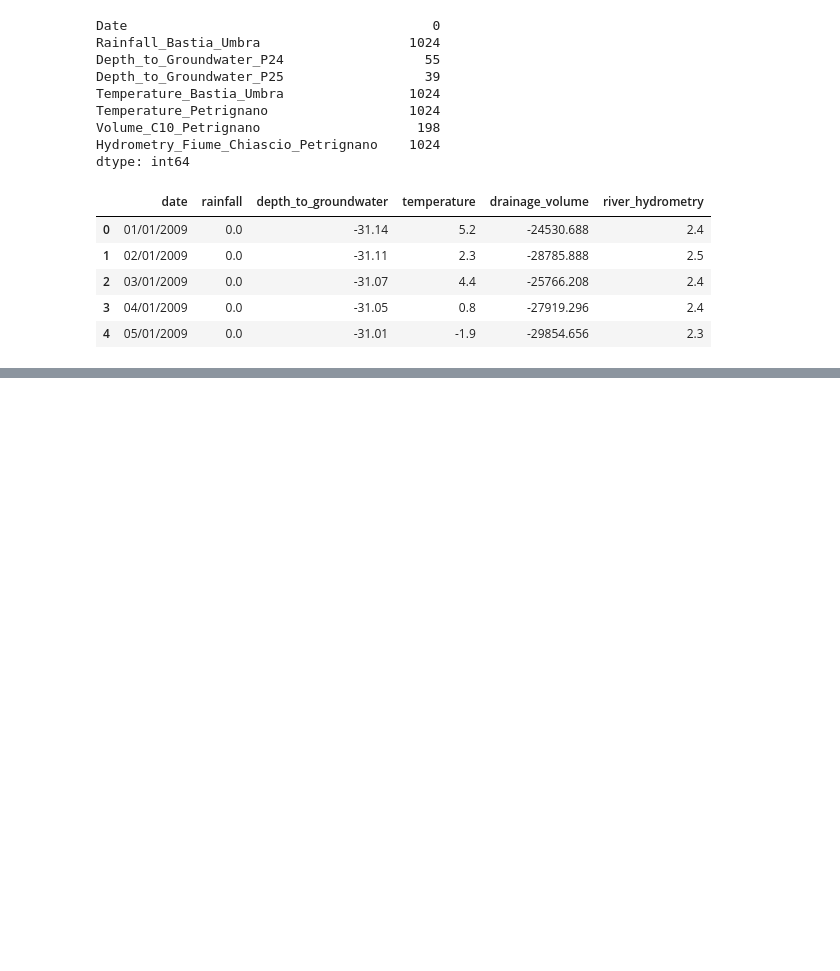
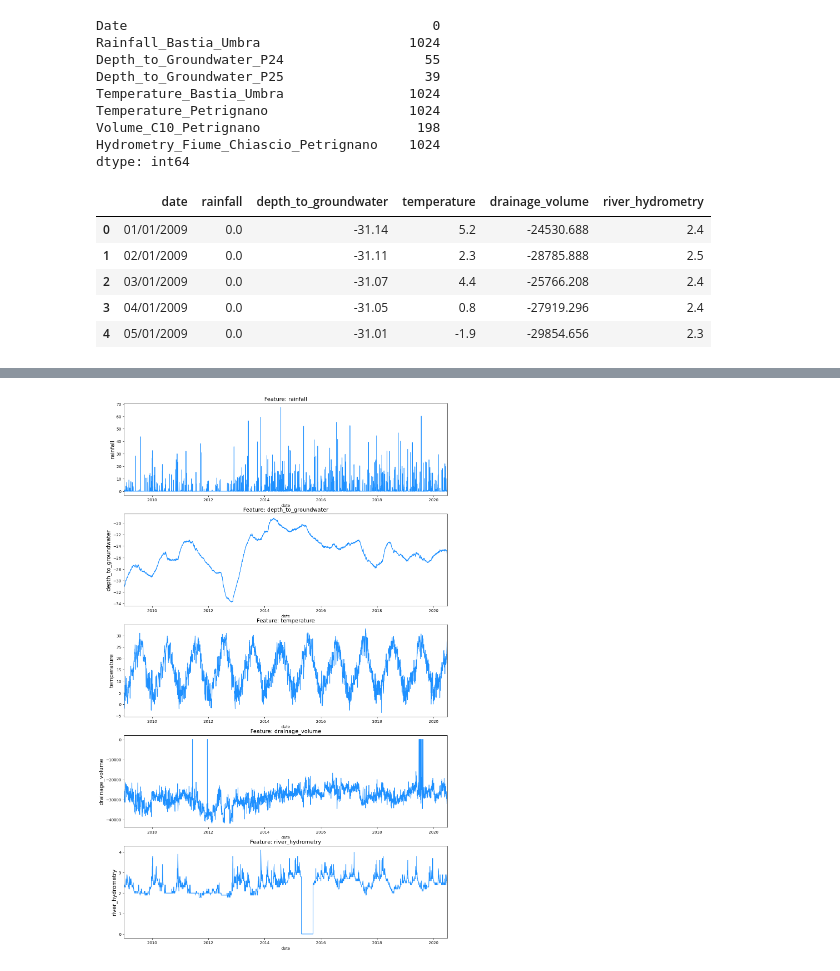
Before and after one commit to Nehlr1/Time-Series-Analysis-Using-ARIMA-and-Prophet, a Jupyter notebook: TimeSeries_Analysis.ipynb, the cells around one changed output, grey strips where cells are left out. Cells and saved outputs as stored; diff of their text form; code cells hidden in the pictures; blank space fills up the shorter version.

Commit message:
Added Data visualization

```diff
--- a/TimeSeries_Analysis.ipynb
+++ b/TimeSeries_Analysis.ipynb
@@ -71,3 +72,5 @@ df.head()
 | 2 | 03/01/2009 | 0.0 | -31.07 | 4.4 | -25766.208 | 2.4 |
 | 3 | 04/01/2009 | 0.0 | -31.05 | 0.8 | -27919.296 | 2.4 |
 | 4 | 05/01/2009 | 0.0 | -31.01 | -1.9 | -29854.656 | 2.3 |
+# %%
+df["date"] = pd.to_datetime(df["date"], format="%d/%m/%Y")
@@ -73,0 +88,11 @@ df.head()
+# %%
+f, ax = plt.subplots(nrows=5, ncols=1, figsize=(15, 25))
+
+for i, column in enumerate(df.drop("date", axis=1).columns):
+    sns.lineplot(x=df["date"], y=df[column].fillna(method="ffill"), ax=ax[i], color="dodgerblue")
+    ax[i].set_title("Feature: {}".format(column), fontsize=14)
+    ax[i].set_ylabel(ylabel=column, fontsize=14)
+
+    ax[i].set_xlim([date(2009, 1, 1), date(2020, 6, 30)])
+# %% [output]
+[figure, added]
```
Also changed, not shown: parts of 4 cells of this notebook.
